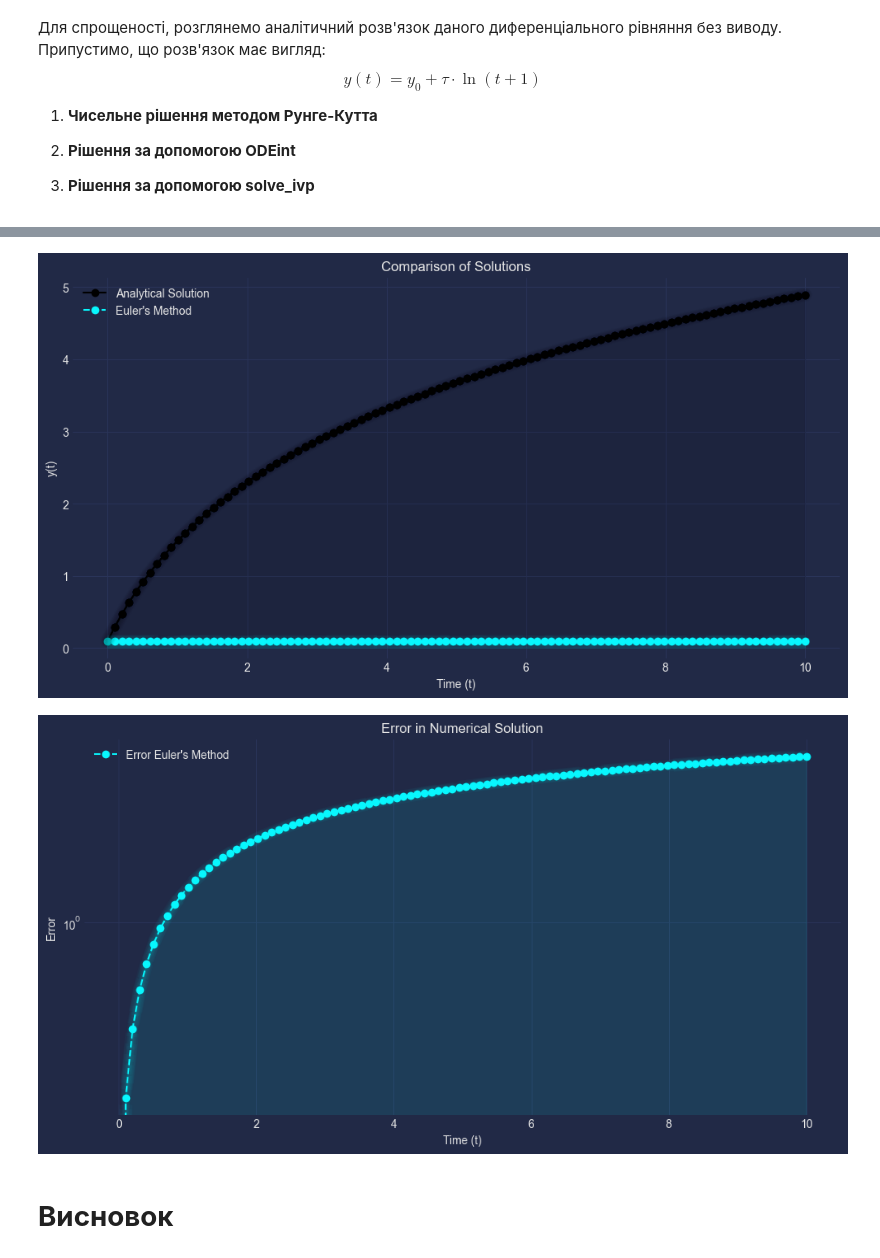
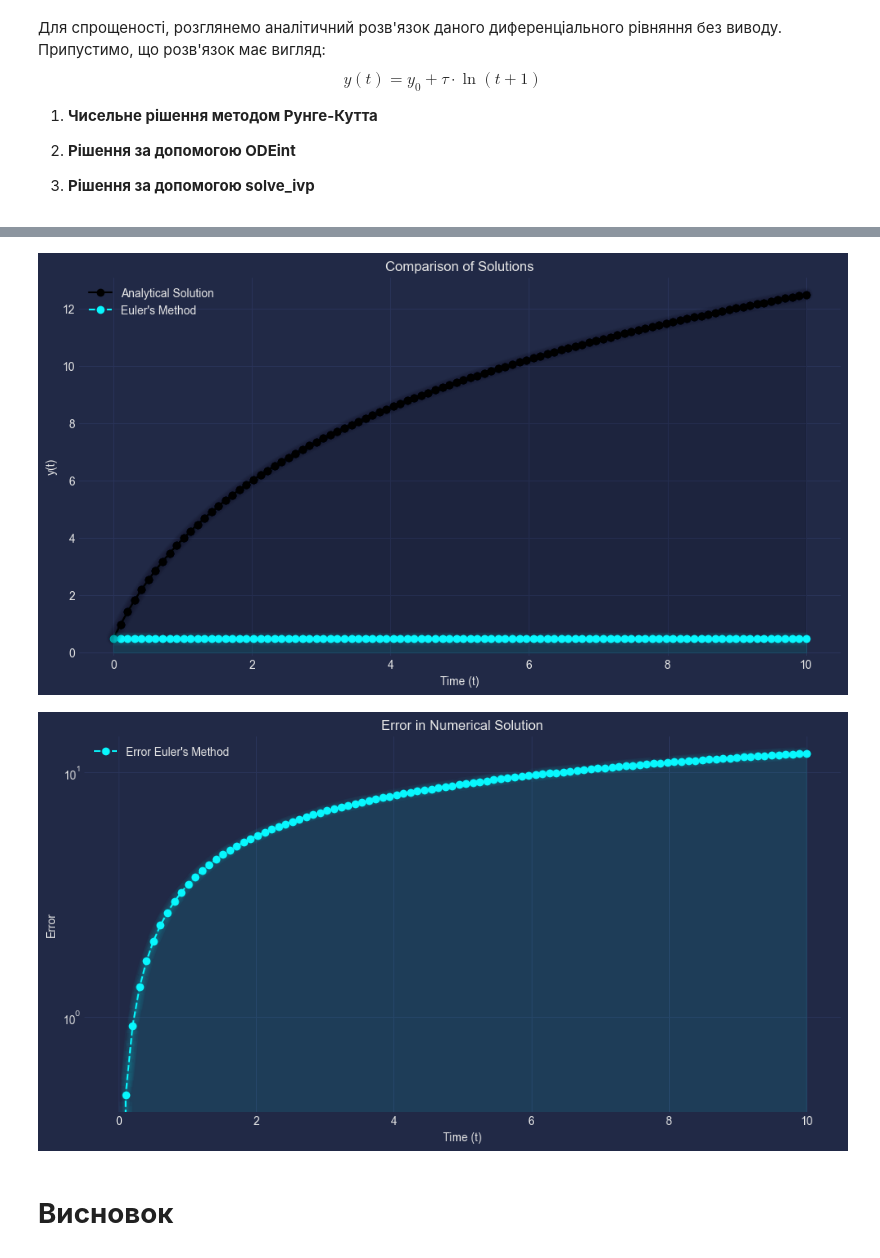
Before and after one commit to VAlduinV/KPI_tasks, a Jupyter notebook: HW_5/Task_5.ipynb, the cells around one changed output, grey strips where cells are left out. Cells and saved outputs as stored; diff of their text form; code cells hidden in the pictures.

```diff
--- a/HW_5/Task_5.ipynb
+++ b/HW_5/Task_5.ipynb
@@ -192,8 +192,8 @@ $$
 3. **Рішення за допомогою solve\_ivp**
 # %%
 # Parameters
-y0_value = 0.1
-tau = 2.0
+y0_value = 0.5
+tau = 5.0
 
 # Differential equation
 def model(t, y, y0_value, tau):
@@ -284,8 +284,8 @@ print(df)
 [100 rows x 4 columns]
 # %%
 # Parameters
-y0_value = 0.1
-tau = 2.0
+y0_value = 0.5
+tau = 5.0
 
 # Differential equation
 def model(t, y):
@@ -309,35 +309,35 @@ y_solution[0] = y0_value
 
 # Euler method
 for i in range(1, len(t_eval)):
     h = t_eval[i] - t_eval[i-1]
     y_solution[i] = y_solution[i-1] + h * model(t_solution[i-1], y_solution[i-1])
     t_solution[i] = t_eval[i]
 
 # Plotting
 plt.figure(figsize=(12, 6))
 plt.plot(t_eval, analytical_solution(t_eval, y0_value, tau), label="Analytical Solution", color="black", marker="o")
 plt.plot(t_solution, y_solution, label="Euler's Method", linestyle="--", marker="o")
 plt.legend()
 plt.title("Comparison of Solutions")
 plt.xlabel("Time (t)")
 plt.ylabel("y(t)")
 mplcyberpunk.add_glow_effects()
 plt.show()
 
 # Error plotting
 error_euler = np.abs(y_solution - analytical_solution(t_solution, y0_value, tau))
 
 plt.figure(figsize=(12, 6))
 plt.semilogy(t_solution, error_euler, label="Error Euler's Method", linestyle="--", marker="o")
 plt.legend()
 plt.title("Error in Numerical Solution")
 plt.xlabel("Time (t)")
 plt.ylabel("Error")
 mplcyberpunk.add_glow_effects()
 plt.show()
 # %% [output]
-[figure, old version]
+[figure, new version]
-[figure, old version]
+[figure, new version]
 # %% [markdown]
 # **Висновок**
 # %% [markdown]
```
Also changed, not shown: parts of 1 cell of this notebook.
